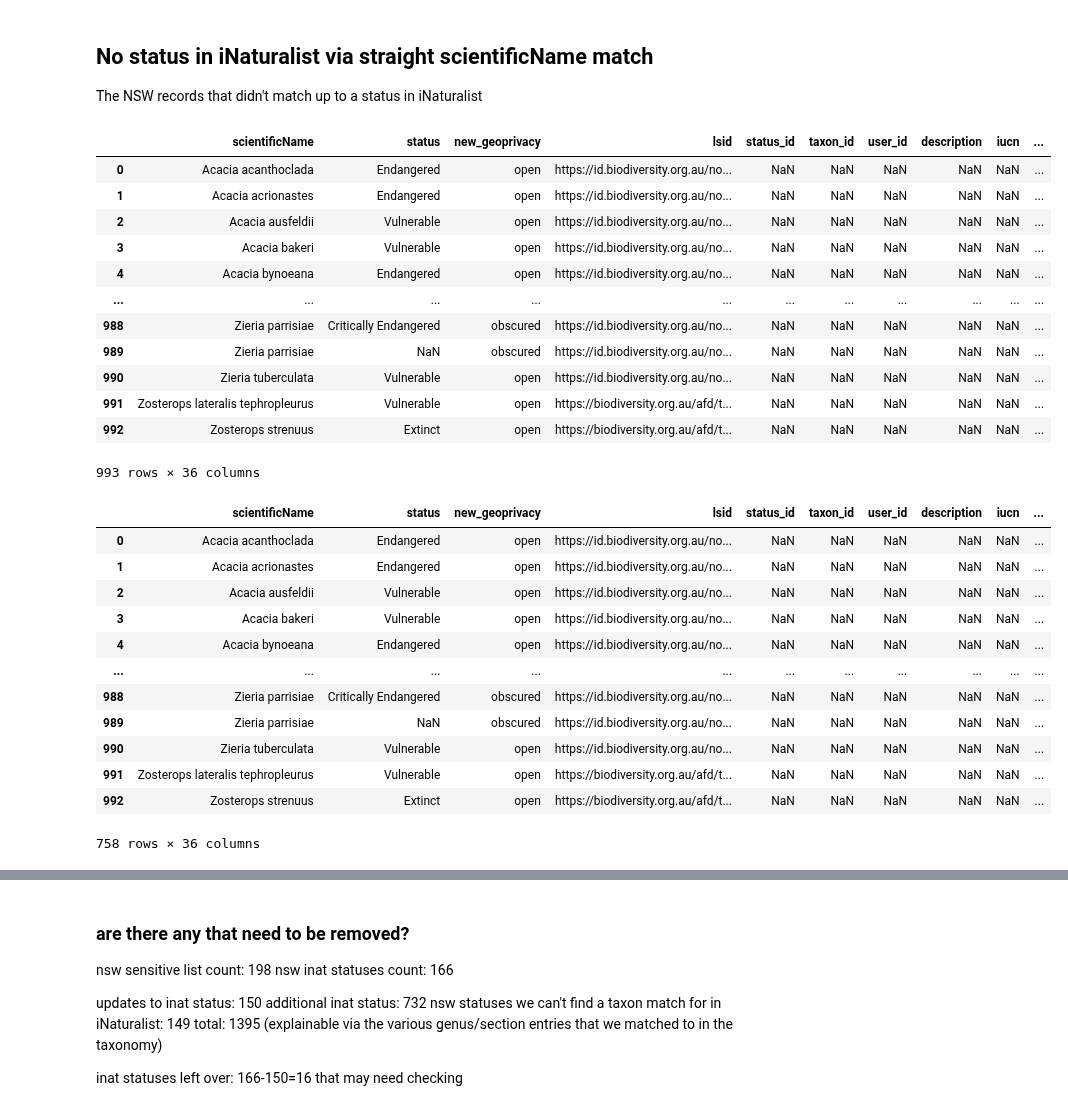
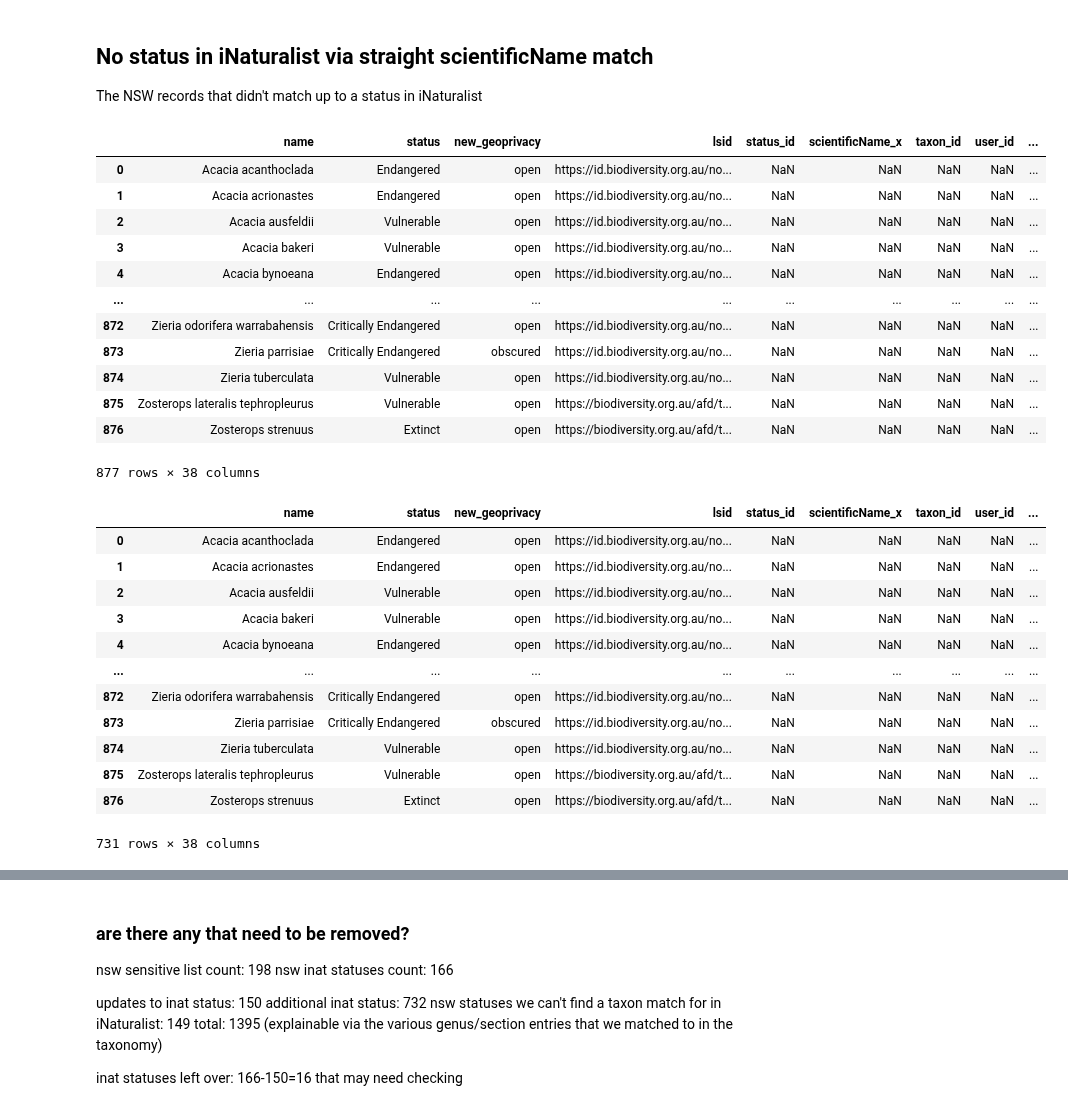
Before and after one commit to AtlasOfLivingAustralia/authoritative-lists, a Jupyter notebook: source-code/py-notebook/inaturalist-statuses/nsw.ipynb, the cells around one changed output, grey strips where cells are left out. Saved outputs shown, nothing was run; the diff lists cells and outputs as text; code cells hidden in the pictures.

Commit message:
Updated NT, ACT, NSW, TAS, QLD - kvp and use of name

```diff
--- a/source-code/py-notebook/inaturalist-statuses/nsw.ipynb
+++ b/source-code/py-notebook/inaturalist-statuses/nsw.ipynb
@@ -111,8 +111,9 @@ Sensitive list: `geoprivacy` = `obscured`
 overrides
 # %%
 sensitivelist = lf.download_ala_list("https://lists.ala.org.au/ws/speciesListItems/dr487?max=10000&includeKVP=true")
-sensitivelist['scientificName'] = sensitivelist['scientificName'].str.replace('subsp. ', '', regex=False)
-sensitivelist = sensitivelist.rename(columns={'tsprofileID':'bionetTaxonID'})
+sensitivelist = lf.kvp_to_columns(sensitivelist)
+sensitivelist['name'] = sensitivelist['name'].str.replace('subsp. ', '', regex=False)
+sensitivelist = sensitivelist.rename(columns={'T S Profile I D':'bionetTaxonID'})
 sensitivelist['bionet_geoprivacy'] = 'obscured'
 sensitivelist
 # %% [output]
@@ -140,7 +141,7 @@ def gpcondition(x):
 # %%
 conservationlist = lf.download_ala_list("https://lists.ala.org.au/ws/speciesListItems/dr650?max=10000&includeKVP=true")
 conservationlist = lf.kvp_to_columns(conservationlist)
-conservationlist['scientificName'] = conservationlist['scientificName'].str.replace('subsp. ', '', regex=False)
+conservationlist['name'] = conservationlist['name'].str.replace('subsp. ', '', regex=False)
 conservationlist = conservationlist.rename(columns={'T S Profile I D':'bionetTaxonID'})
 conservationlist['bionet_geoprivacy'] = conservationlist['sensitivityClass'].apply(gpcondition)
 conservationlist
@@ -160,7 +161,7 @@ conservationlist
 1018 rows × 26 columns
 # %%
 # join them in a way that works for inat (eg sensitive list, geoprivacy = 'obscured'
-statelist = pd.concat([sensitivelist[['scientificName', 'bionet_geoprivacy', 'lsid']],
-                    conservationlist[['bionetTaxonID', 'scientificName','status','bionet_geoprivacy', 'kingdom', 'class', 'family','lsid']]]).drop_duplicates()
+statelist = pd.concat([sensitivelist[['bionetTaxonID','name','status','bionet_geoprivacy','kingdom','class','family', 'lsid']],
+                    conservationlist[['bionetTaxonID','name','status','bionet_geoprivacy','kingdom','class','family', 'lsid']]]).drop_duplicates()
 statelist
 # %% [output]
@@ -219,7 +223,7 @@ Name: place_id, dtype: int64
 3. Merge the other direction to see if there are deletes?
 # %%
 # join to see which lists already have a status in inaturalist based on scientificName
-mergedstatuses = statelist[['scientificName','status','bionet_geoprivacy', 'lsid']].merge(inatstatuses[['status_id','scientificName','taxon_id','user_id','description','iucn','authority','status','geoprivacy','place_id','place_display_name']],how="left",left_on='scientificName',right_on='scientificName',suffixes=(None,'_inat')).sort_values(['scientificName'])
+mergedstatuses = statelist[['name','status','bionet_geoprivacy', 'lsid']].merge(inatstatuses[['status_id','scientificName','taxon_id','user_id','description','iucn','authority','status','geoprivacy','place_id','place_display_name']],how="left",left_on='name',right_on='scientificName',suffixes=(None,'_inat')).sort_values(['name'])
 
 mergedstatuses
 # %% [output]
@@ -299,40 +303,40 @@ The NSW records that didn't match up to a status in iNaturalist
 # %%
 # to add: those that have no inaturalist status - 532!!
 noinatstatus = mergedstatuses[mergedstatuses['status_id'].isnull()]
 # try to match the taxon name to something in inaturalist
-noinatstatus = noinatstatus.merge(inattaxa, how="left", left_on="scientificName",right_on="scientificName")
+noinatstatus = noinatstatus.merge(inattaxa, how="left", left_on="name",right_on="scientificName")
 noinatstatus
 # %% [output]
-|  | scientificName | status | new_geoprivacy | lsid | status_id | taxon_id | user_id | description | iucn | ... |
-| 0 | Acacia acanthoclada | Endangered | open | https://id.biodiversity.org.au/no... | NaN | NaN | NaN | NaN | NaN | ... |
-| 1 | Acacia acrionastes | Endangered | open | https://id.biodiversity.org.au/no... | NaN | NaN | NaN | NaN | NaN | ... |
-| 2 | Acacia ausfeldii | Vulnerable | open | https://id.biodiversity.org.au/no... | NaN | NaN | NaN | NaN | NaN | ... |
-| 3 | Acacia bakeri | Vulnerable | open | https://id.biodiversity.org.au/no... | NaN | NaN | NaN | NaN | NaN | ... |
-| 4 | Acacia bynoeana | Endangered | open | https://id.biodiversity.org.au/no... | NaN | NaN | NaN | NaN | NaN | ... |
-| ... | ... | ... | ... | ... | ... | ... | ... | ... | ... | ... |
-| 988 | Zieria parrisiae | Critically Endangered | obscured | https://id.biodiversity.org.au/no... | NaN | NaN | NaN | NaN | NaN | ... |
-| 989 | Zieria parrisiae | NaN | obscured | https://id.biodiversity.org.au/no... | NaN | NaN | NaN | NaN | NaN | ... |
-| 990 | Zieria tuberculata | Vulnerable | open | https://id.biodiversity.org.au/no... | NaN | NaN | NaN | NaN | NaN | ... |
-| 991 | Zosterops lateralis tephropleurus | Vulnerable | open | https://biodiversity.org.au/afd/t... | NaN | NaN | NaN | NaN | NaN | ... |
-| 992 | Zosterops strenuus | Extinct | open | https://biodiversity.org.au/afd/t... | NaN | NaN | NaN | NaN | NaN | ... |
+|  | name | status | new_geoprivacy | lsid | status_id | scientificName_x | taxon_id | user_id | ... |
+| 0 | Acacia acanthoclada | Endangered | open | https://id.biodiversity.org.au/no... | NaN | NaN | NaN | NaN | ... |
+| 1 | Acacia acrionastes | Endangered | open | https://id.biodiversity.org.au/no... | NaN | NaN | NaN | NaN | ... |
+| 2 | Acacia ausfeldii | Vulnerable | open | https://id.biodiversity.org.au/no... | NaN | NaN | NaN | NaN | ... |
+| 3 | Acacia bakeri | Vulnerable | open | https://id.biodiversity.org.au/no... | NaN | NaN | NaN | NaN | ... |
+| 4 | Acacia bynoeana | Endangered | open | https://id.biodiversity.org.au/no... | NaN | NaN | NaN | NaN | ... |
+| ... | ... | ... | ... | ... | ... | ... | ... | ... | ... |
+| 872 | Zieria odorifera warrabahensis | Critically Endangered | open | https://id.biodiversity.org.au/no... | NaN | NaN | NaN | NaN | ... |
+| 873 | Zieria parrisiae | Critically Endangered | obscured | https://id.biodiversity.org.au/no... | NaN | NaN | NaN | NaN | ... |
+| 874 | Zieria tuberculata | Vulnerable | open | https://id.biodiversity.org.au/no... | NaN | NaN | NaN | NaN | ... |
+| 875 | Zosterops lateralis tephropleurus | Vulnerable | open | https://biodiversity.org.au/afd/t... | NaN | NaN | NaN | NaN | ... |
+| 876 | Zosterops strenuus | Extinct | open | https://biodiversity.org.au/afd/t... | NaN | NaN | NaN | NaN | ... |
-993 rows × 36 columns
+877 rows × 38 columns
 # %%
 additions = pd.DataFrame(noinatstatus[noinatstatus['id'].notna()])
 additions
 # %% [output]
-|  | scientificName | status | new_geoprivacy | lsid | status_id | taxon_id | user_id | description | iucn | ... |
-| 0 | Acacia acanthoclada | Endangered | open | https://id.biodiversity.org.au/no... | NaN | NaN | NaN | NaN | NaN | ... |
-| 1 | Acacia acrionastes | Endangered | open | https://id.biodiversity.org.au/no... | NaN | NaN | NaN | NaN | NaN | ... |
-| 2 | Acacia ausfeldii | Vulnerable | open | https://id.biodiversity.org.au/no... | NaN | NaN | NaN | NaN | NaN | ... |
-| 3 | Acacia bakeri | Vulnerable | open | https://id.biodiversity.org.au/no... | NaN | NaN | NaN | NaN | NaN | ... |
-| 4 | Acacia bynoeana | Endangered | open | https://id.biodiversity.org.au/no... | NaN | NaN | NaN | NaN | NaN | ... |
-| ... | ... | ... | ... | ... | ... | ... | ... | ... | ... | ... |
-| 988 | Zieria parrisiae | Critically Endangered | obscured | https://id.biodiversity.org.au/no... | NaN | NaN | NaN | NaN | NaN | ... |
-| 989 | Zieria parrisiae | NaN | obscured | https://id.biodiversity.org.au/no... | NaN | NaN | NaN | NaN | NaN | ... |
-| 990 | Zieria tuberculata | Vulnerable | open | https://id.biodiversity.org.au/no... | NaN | NaN | NaN | NaN | NaN | ... |
-| 991 | Zosterops lateralis tephropleurus | Vulnerable | open | https://biodiversity.org.au/afd/t... | NaN | NaN | NaN | NaN | NaN | ... |
-| 992 | Zosterops strenuus | Extinct | open | https://biodiversity.org.au/afd/t... | NaN | NaN | NaN | NaN | NaN | ... |
+|  | name | status | new_geoprivacy | lsid | status_id | scientificName_x | taxon_id | user_id | ... |
+| 0 | Acacia acanthoclada | Endangered | open | https://id.biodiversity.org.au/no... | NaN | NaN | NaN | NaN | ... |
+| 1 | Acacia acrionastes | Endangered | open | https://id.biodiversity.org.au/no... | NaN | NaN | NaN | NaN | ... |
+| 2 | Acacia ausfeldii | Vulnerable | open | https://id.biodiversity.org.au/no... | NaN | NaN | NaN | NaN | ... |
+| 3 | Acacia bakeri | Vulnerable | open | https://id.biodiversity.org.au/no... | NaN | NaN | NaN | NaN | ... |
+| 4 | Acacia bynoeana | Endangered | open | https://id.biodiversity.org.au/no... | NaN | NaN | NaN | NaN | ... |
+| ... | ... | ... | ... | ... | ... | ... | ... | ... | ... |
+| 872 | Zieria odorifera warrabahensis | Critically Endangered | open | https://id.biodiversity.org.au/no... | NaN | NaN | NaN | NaN | ... |
+| 873 | Zieria parrisiae | Critically Endangered | obscured | https://id.biodiversity.org.au/no... | NaN | NaN | NaN | NaN | ... |
+| 874 | Zieria tuberculata | Vulnerable | open | https://id.biodiversity.org.au/no... | NaN | NaN | NaN | NaN | ... |
+| 875 | Zosterops lateralis tephropleurus | Vulnerable | open | https://biodiversity.org.au/afd/t... | NaN | NaN | NaN | NaN | ... |
+| 876 | Zosterops strenuus | Extinct | open | https://biodiversity.org.au/afd/t... | NaN | NaN | NaN | NaN | ... |
-758 rows × 36 columns
+731 rows × 38 columns
 # %%
 # there's no status but there is a matching inat taxon (id is the taxon id)
 additions = pd.DataFrame(noinatstatus[noinatstatus['id'].notna()])
```
Also changed, not shown: parts of 11 cells of this notebook, 4 other files.
